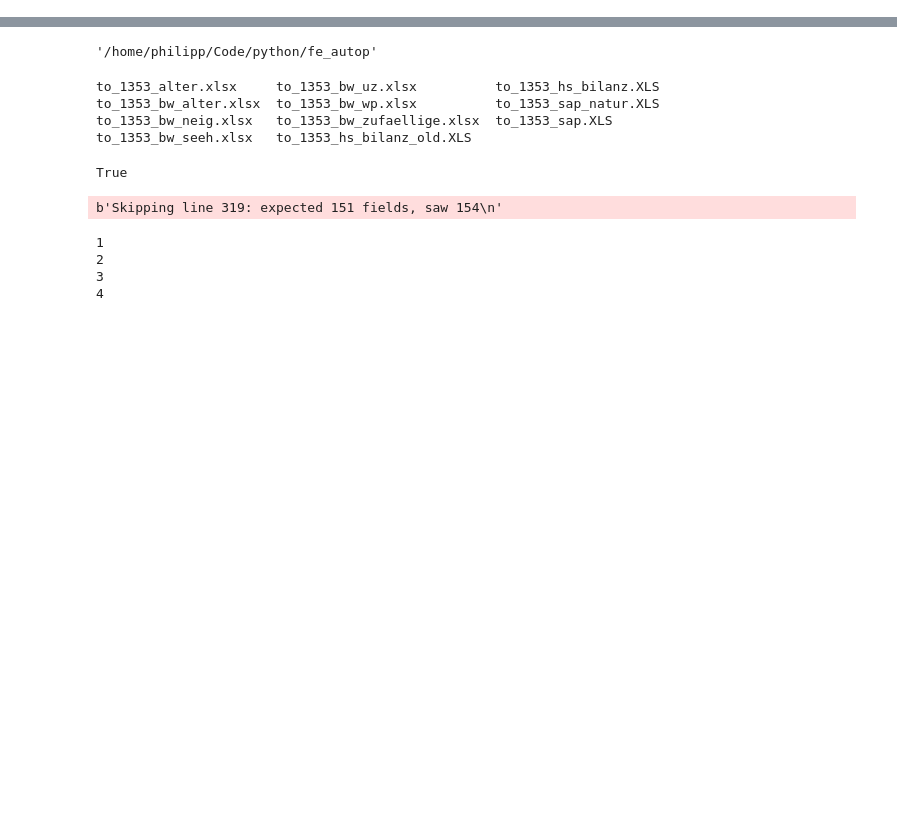
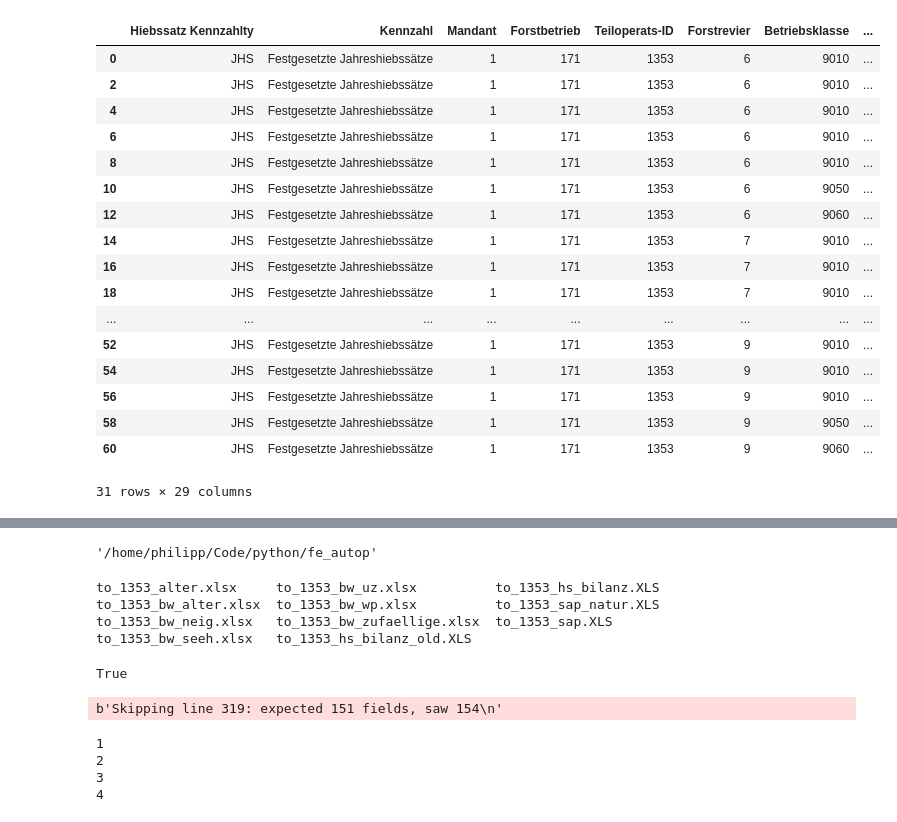
Before and after one commit to satlawa/obf_autop, a Jupyter notebook: main_03.ipynb, the cells around one changed output, grey strips where cells are left out. Saved outputs shown, nothing was run; the diff lists cells and outputs as text; code cells hidden in the pictures; blank space fills up the shorter version.

```diff
--- a/main_03.ipynb
+++ b/main_03.ipynb
@@ -156,0 +105,21 @@ end
+# %%
+obf_hs.data
+# %% [output]
+|  | Hiebssatz Kennzahlty | Kennzahl | Mandant | Forstbetrieb | Teiloperats-ID | Forstrevier | Betriebsklasse | ... |
+| 0 | JHS | Festgesetzte Jahreshiebssätze | 1 | 171 | 1353 | 6 | 9010 | ... |
+| 2 | JHS | Festgesetzte Jahreshiebssätze | 1 | 171 | 1353 | 6 | 9010 | ... |
+| 4 | JHS | Festgesetzte Jahreshiebssätze | 1 | 171 | 1353 | 6 | 9010 | ... |
+| 6 | JHS | Festgesetzte Jahreshiebssätze | 1 | 171 | 1353 | 6 | 9010 | ... |
+| 8 | JHS | Festgesetzte Jahreshiebssätze | 1 | 171 | 1353 | 6 | 9010 | ... |
+| 10 | JHS | Festgesetzte Jahreshiebssätze | 1 | 171 | 1353 | 6 | 9050 | ... |
+| 12 | JHS | Festgesetzte Jahreshiebssätze | 1 | 171 | 1353 | 6 | 9060 | ... |
+| 14 | JHS | Festgesetzte Jahreshiebssätze | 1 | 171 | 1353 | 7 | 9010 | ... |
+| 16 | JHS | Festgesetzte Jahreshiebssätze | 1 | 171 | 1353 | 7 | 9010 | ... |
+| 18 | JHS | Festgesetzte Jahreshiebssätze | 1 | 171 | 1353 | 7 | 9010 | ... |
+| ... | ... | ... | ... | ... | ... | ... | ... | ... |
+| 52 | JHS | Festgesetzte Jahreshiebssätze | 1 | 171 | 1353 | 9 | 9010 | ... |
+| 54 | JHS | Festgesetzte Jahreshiebssätze | 1 | 171 | 1353 | 9 | 9010 | ... |
+| 56 | JHS | Festgesetzte Jahreshiebssätze | 1 | 171 | 1353 | 9 | 9010 | ... |
+| 58 | JHS | Festgesetzte Jahreshiebssätze | 1 | 171 | 1353 | 9 | 9050 | ... |
+| 60 | JHS | Festgesetzte Jahreshiebssätze | 1 | 171 | 1353 | 9 | 9060 | ... |
+31 rows × 29 columns
```
Also changed, not shown: parts of 20 cells of this notebook, 8 other files.
